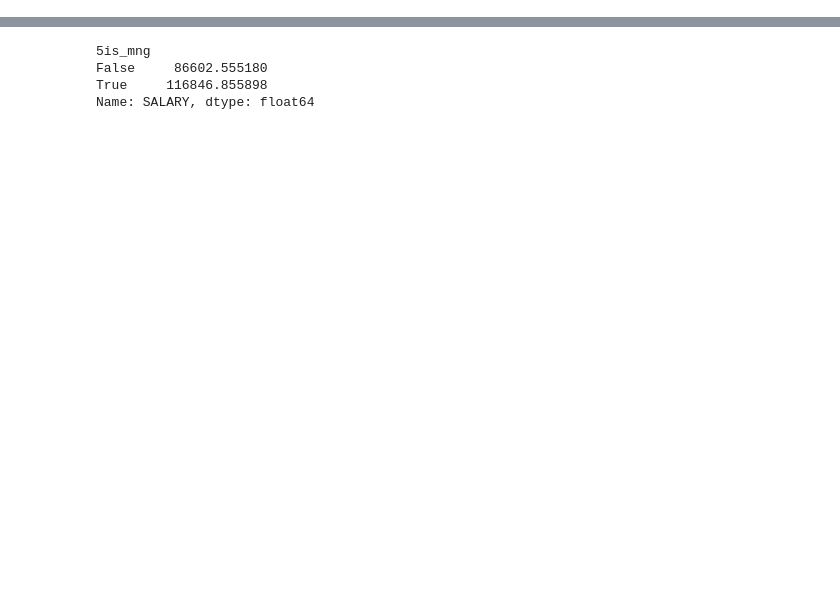
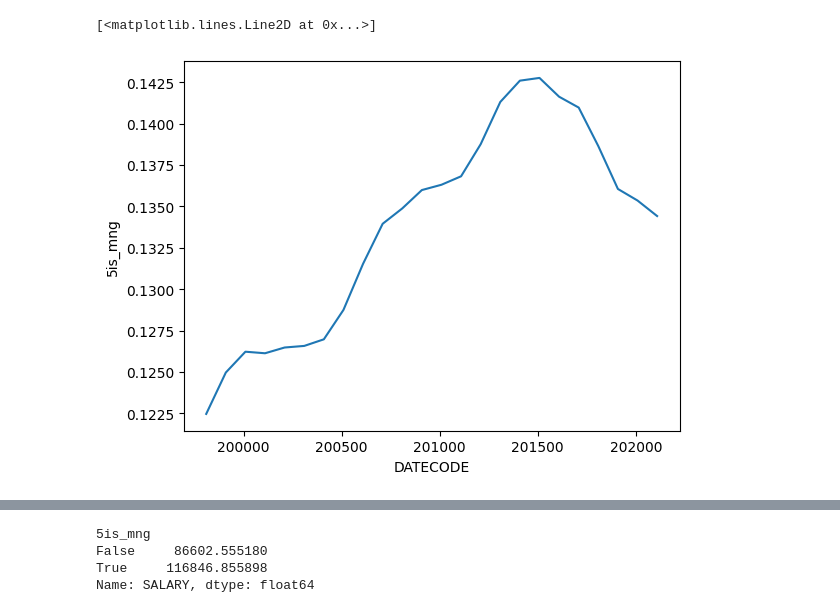
Before and after one commit to hyunjimoon/empirical_dynamics, a Jupyter notebook: cont_code/agency/vicky.ipynb, the cells around one changed output, grey strips where cells are left out. Cells and saved outputs as stored; diff of their text form; code cells hidden in the pictures; blank space fills up the shorter version.

Commit message:
implement intermediate pickle modularization system for movie

```diff
--- a/cont_code/agency/vicky.ipynb
+++ b/cont_code/agency/vicky.ipynb
@@ -16,6 +9,0 @@ features =['DATECODE','SALARY']
-# %%
-xr_lst = []
-for TIME_YEAR in TIME_YEARS:
-    for TIME_MONTH in TIME_MONTHS:
-        hierarchize_org(TIME_YEAR + TIME_MONTH, features)
-        xr_lst.append(pd.read_pickle(get_data_path(f'agency/{TIME_YEAR + TIME_MONTH}') + f'/{features}.pkl').to_xarray().set_coords("DATECODE"))
@@ -167,0 +10,14 @@ Data variables:
+# %%
+TIME_YEARS = [str(i) for i in np.arange(1998, 2022,1)]
+TIME_MONTHS = ["09"] #, "12"]
+DATA_DIR = "data/"
+DATA_SOURCE = "agency/"
+features =['DATECODE','SALARY', 'EMPLOYMENT']
+# %%
+xr_lst = []
+for TIME_YEAR in TIME_YEARS:
+    for TIME_MONTH in TIME_MONTHS:
+        hierarchize_org(TIME_YEAR + TIME_MONTH, features)
+        xr_lst.append(pd.read_pickle(get_data_path(f'agency/{TIME_YEAR + TIME_MONTH}') + f'/{features}.pkl').to_xarray())
+#total: 47,546,547 (47m)
+agency98_21 = xr.concat([xr for xr in xr_lst], dim = "index")
@@ -167,0 +93,6 @@ Data variables:
+# %%
+agency_bytime = agency98_21.groupby('DATECODE')
+# Q1.from decreasing agytyp mean, (categorized into four as 1: 'Cabinet Level Agencies':  2: 'Large Independent Agencies (1000 or more employees)':  (categorized to 1-4 dep on absolute size) mean
+# Q2.manager ratio peaked during 20s and is falling
+mng_ratio = agency_bytime.mean() # 5is_mng count is the number of employee of each agency at each year - how to plot?
+org_size = agency_bytime.count() # Employement count is the number of employee of each agency at each year - how to plot?
@@ -167,0 +130,5 @@ Data variables:
+# %%
+mng_ratio['5is_mng'].plot()
+# %% [output]
+[<matplotlib.lines.Line2D at 0x...>]
+[figure, added]
```
Also changed, not shown: parts of 45 cells of this notebook, 18 other files.
